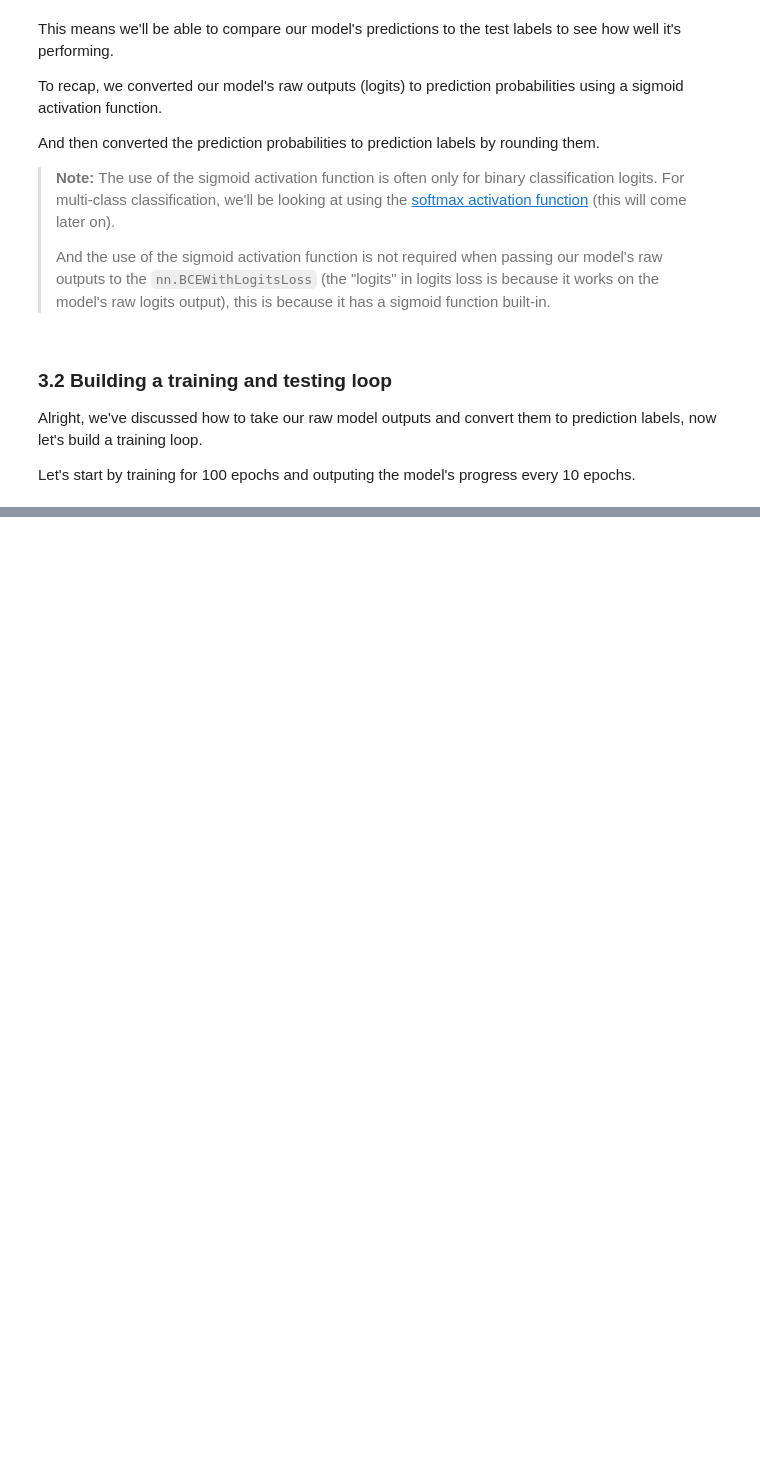
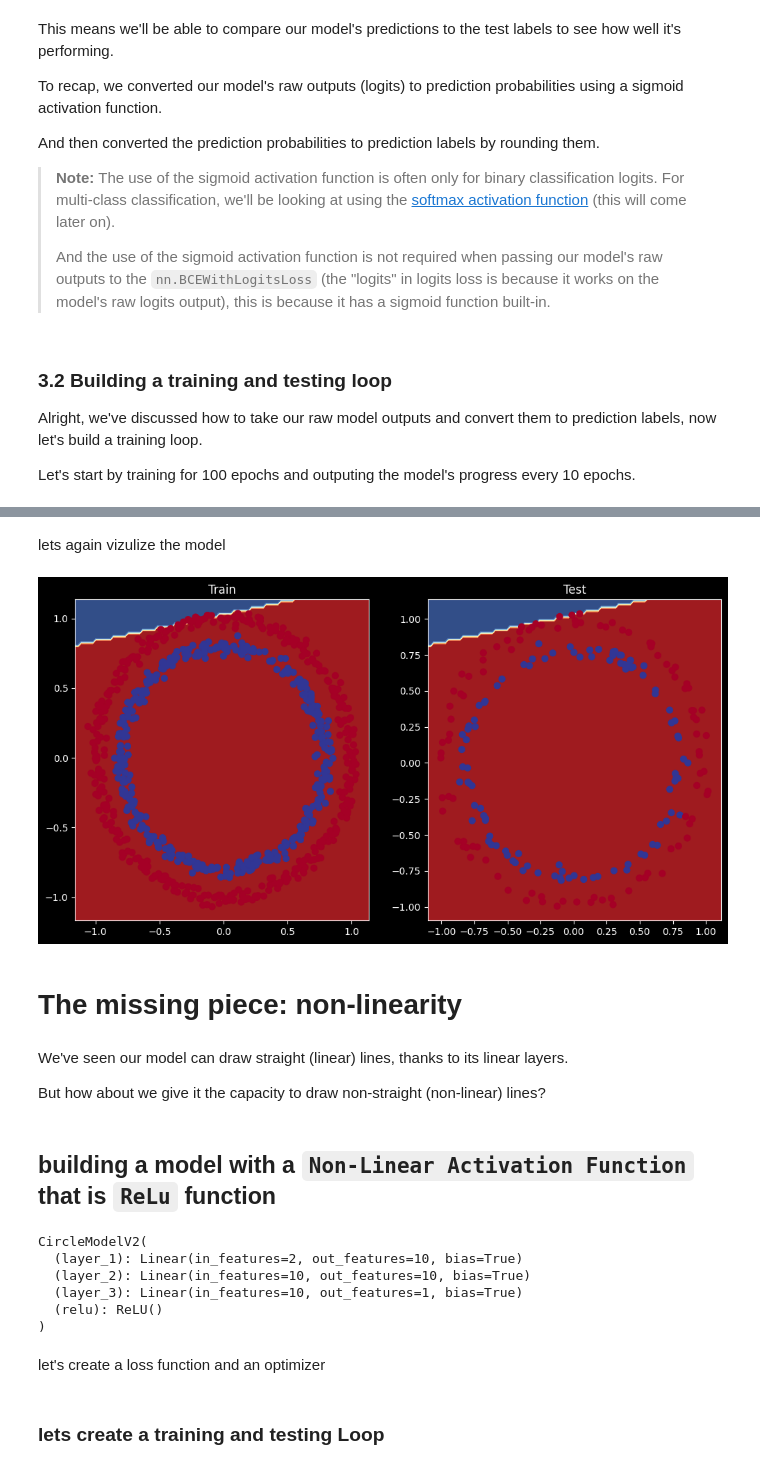
Before and after one commit to Harsh-Prajapati54/PyTorch-Learning-Journey, a Jupyter notebook: 02_pytorch_classification.ipynb, the cells around one changed output, grey strips where cells are left out. Cells and saved outputs as stored; diff of their text form; code cells hidden in the pictures; blank space fills up the shorter version.

```diff
--- a/02_pytorch_classification.ipynb
+++ b/02_pytorch_classification.ipynb
@@ -552,0 +772,78 @@ Epoch: 90 | Loss: 0.69298, Accuracy: 51.62% | Test loss: 0.69478, Test acc: 46.0
+# %% [markdown]
+lets again vizulize the model
+# %%
+import numpy as np
+import matplotlib.pyplot as plt
+import torch
+
+def plot_decision_boundary(model, X, y):
+    # 1. Setup grid coordinates
+    x_min, x_max = X[:, 0].min() - 0.1, X[:, 0].max() + 0.1
+    y_min, y_max = X[:, 1].min() - 0.1, X[:, 1].max() + 0.1
+    xx, yy = np.meshgrid(np.linspace(x_min, x_max, 101),
+                         np.linspace(y_min, y_max, 101))
+
+    # 2. Prepare points for prediction
+    X_to_pred_on = torch.from_numpy(np.c_[xx.ravel(), yy.ravel()]).float().to(device)
+
+    # 3. Make predictions
+    model.eval()
+    with torch.inference_mode():
+        y_logits = model(X_to_pred_on)
+
+    # 4. Handle Shape Mismatch (The Fix)
+    if len(y_logits.shape) > 1 and y_logits.shape[1] > 1:
+        # If Multi-class (2 outputs), take the softmax and the higher score
+        y_pred = torch.softmax(y_logits, dim=1).argmax(dim=1)
+    else:
+        # If Binary (1 output), use sigmoid and round
+        y_pred = torch.round(torch.sigmoid(y_logits))
+
+    # 5. Reshape and plot
+    y_pred = y_pred.reshape(xx.shape).cpu().detach().numpy()
+    plt.contourf(xx, yy, y_pred, cmap=plt.cm.RdYlBu, alpha=0.8)
+    plt.scatter(X[:, 0], X[:, 1], c=y, s=40, cmap=plt.cm.RdYlBu)
+    plt.xlim(xx.min(), xx.max())
+    plt.ylim(yy.min(), yy.max())
+# %%
+# Plot decision boundaries for training and test sets
+plt.figure(figsize=(12, 6))
+plt.subplot(1, 2, 1)
+plt.title("Train")
+plot_decision_boundary(model_1, X_train, y_train)
+plt.subplot(1, 2, 2)
+plt.title("Test")
+plot_decision_boundary(model_1, X_test, y_test)
+# %% [output]
+[figure, added]
+# %% [markdown]
+ # The missing piece: non-linearity
+# %% [markdown]
+We've seen our model can draw straight (linear) lines, thanks to its linear layers.
+
+But how about we give it the capacity to draw non-straight (non-linear) lines?
+# %% [markdown]
+## building a model with a `Non-Linear Activation Function` that is  `ReLu` function
+# %%
+class CircleModelV2(nn.Module):
+    def __init__(self):
+        super().__init__()
+        self.layer_1 = nn.Linear(in_features=2, out_features=10)
+        self.layer_2 = nn.Linear(in_features=10, out_features=10)
+        self.layer_3 = nn.Linear(in_features=10, out_features=1)
+        self.relu = nn.ReLU()
+
+    def forward(self,x):
+        return self.layer_3(self.relu(self.layer_2(self.relu(self.layer_1(x)))))
+
+model_3 = CircleModelV2().to(device)
+model_3
+# %% [output]
+CircleModelV2(
+  (layer_1): Linear(in_features=2, out_features=10, bias=True)
+  (layer_2): Linear(in_features=10, out_features=10, bias=True)
+  (layer_3): Linear(in_features=10, out_features=1, bias=True)
+  (relu): ReLU()
+)
+# %% [markdown]
+let's create a loss function and an optimizer
@@ -552,0 +853,2 @@ Epoch: 90 | Loss: 0.69298, Accuracy: 51.62% | Test loss: 0.69478, Test acc: 46.0
+# %% [markdown]
+### lets create a training and testing Loop
```
Also changed, not shown: parts of 31 cells of this notebook, 1 other file.
